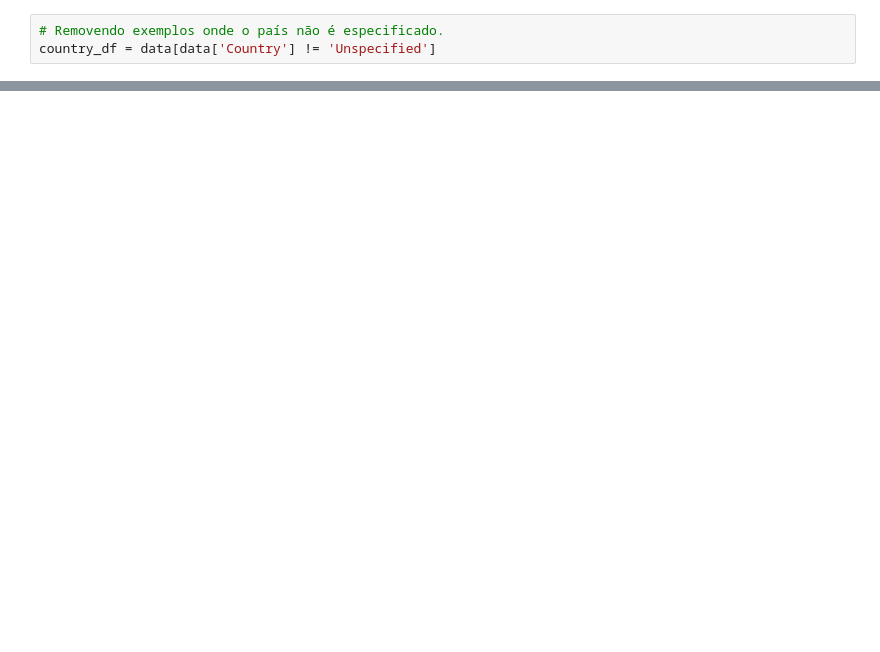
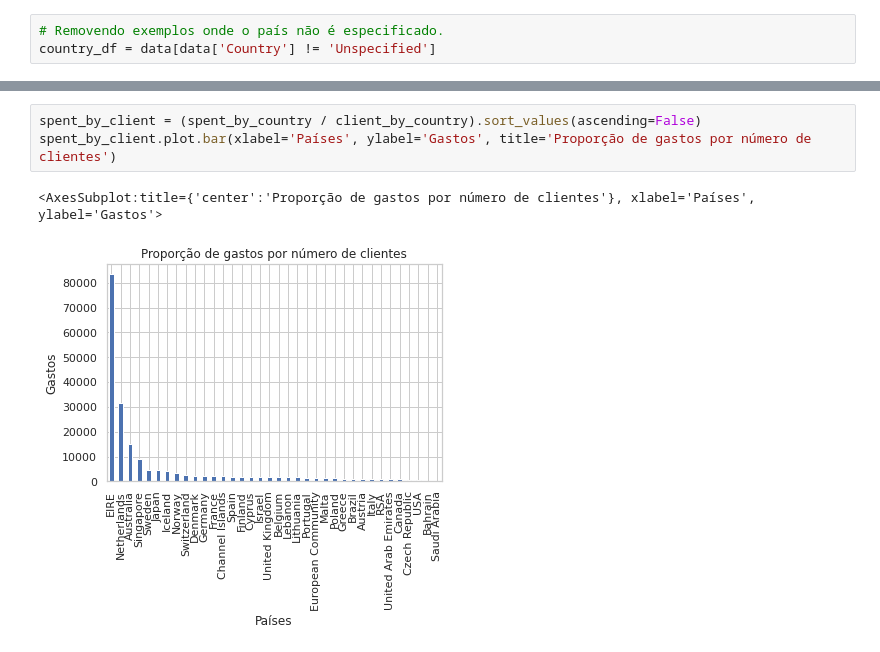
Before and after one commit to mikaelsouza/ai-engineer-bemol-challenge, a Jupyter notebook: notebooks/1-data-exploration.ipynb, the cells around one changed output, grey strips where cells are left out. Saved outputs shown, nothing was run; the diff lists cells and outputs as text; blank space fills up the shorter version.

```diff
--- a/notebooks/1-data-exploration.ipynb
+++ b/notebooks/1-data-exploration.ipynb
@@ -330,0 +300,6 @@ SyntaxError: invalid syntax (<ipython-input-14-dcad73e75b5b>, line 1)
+# %%
+spent_by_client = (spent_by_country / client_by_country).sort_values(ascending=False)
+spent_by_client.plot.bar(xlabel='Países', ylabel='Gastos', title='Proporção de gastos por número de clientes')
+# %% [output]
+<AxesSubplot:title={'center':'Proporção de gastos por número de clientes'}, xlabel='Países', ylabel='Gastos'>
+[figure, added]
```
Also changed, not shown: parts of 20 cells of this notebook.
